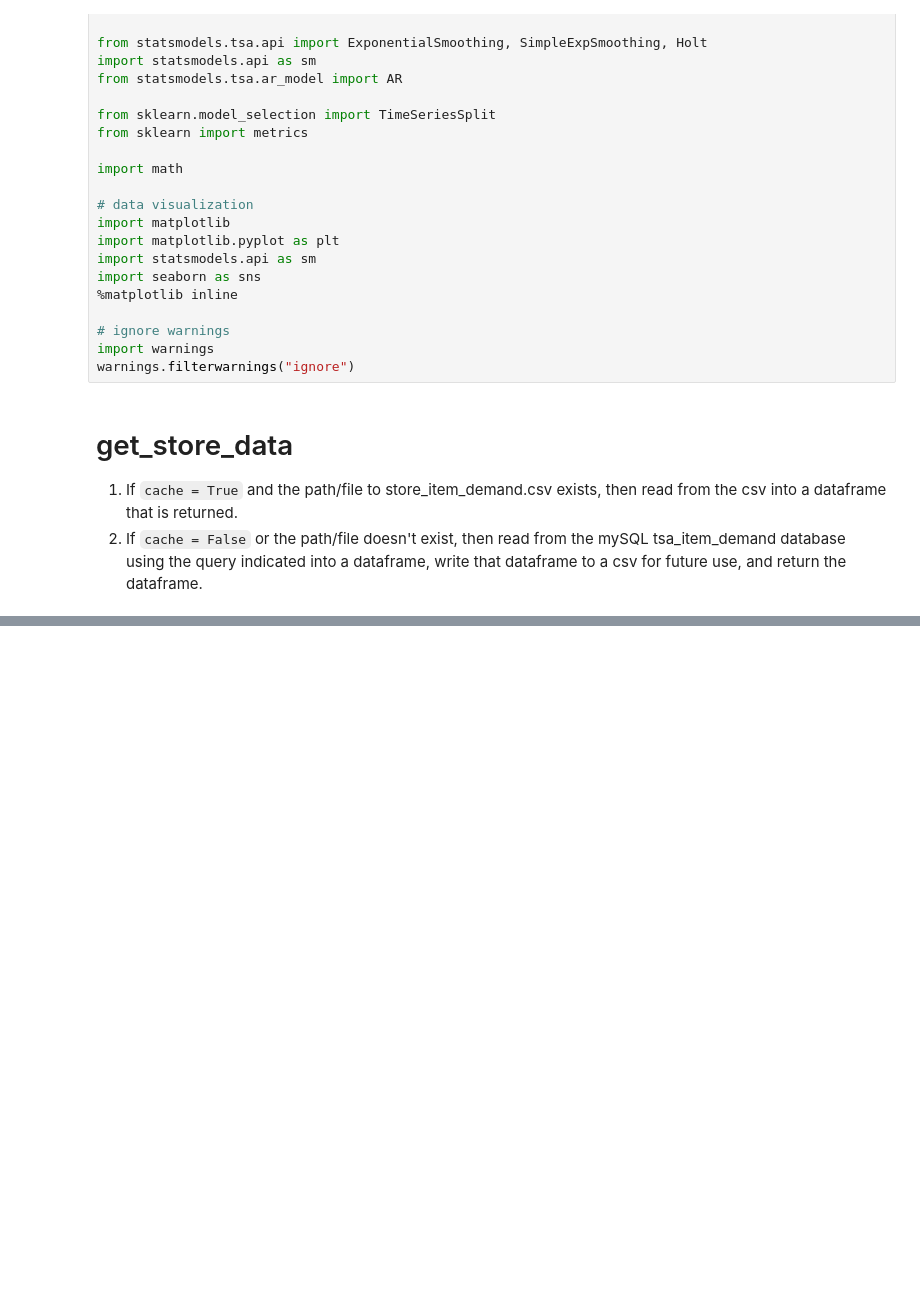
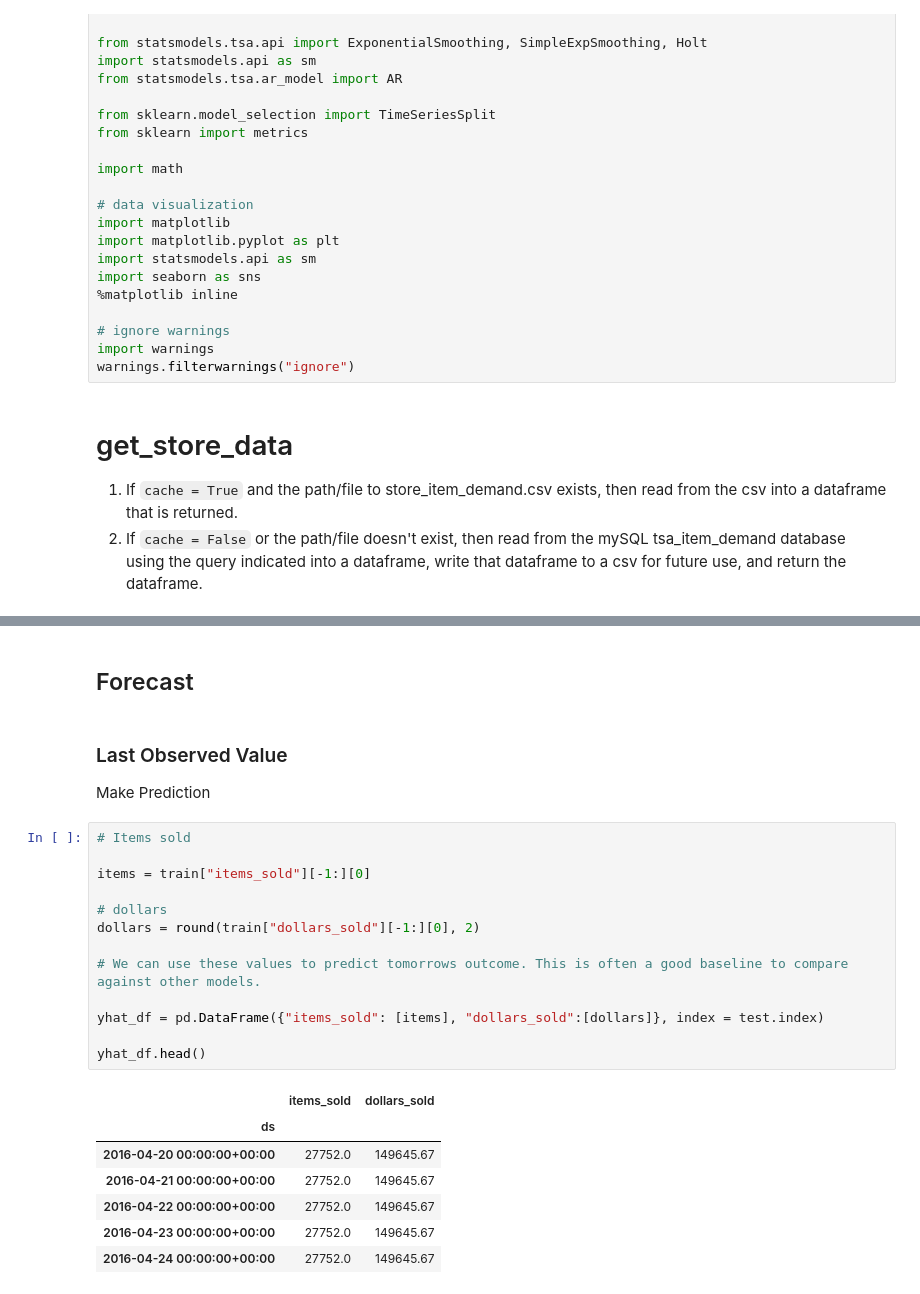
Before and after one commit to guedanie/ds-methodologies-exercises, a Jupyter notebook: time_series/time_series_class_notes.ipynb, the cells around one changed output, grey strips where cells are left out. Cells and saved outputs as stored; diff of their text form; blank space fills up the shorter version.

```diff
--- a/time_series/time_series_class_notes.ipynb
+++ b/time_series/time_series_class_notes.ipynb
@@ -858,0 +909,27 @@ NameError: name 'path' is not defined
+# %% [markdown]
+## Forecast
+# %% [markdown]
+### Last Observed Value
+
+Make Prediction
+# %%
+# Items sold
+
+items = train["items_sold"][-1:][0]
+
+# dollars
+dollars = round(train["dollars_sold"][-1:][0], 2)
+
+# We can use these values to predict tomorrows outcome. This is often a good baseline to compare against other models.
+
+yhat_df = pd.DataFrame({"items_sold": [items], "dollars_sold":[dollars]}, index = test.index)
+
+yhat_df.head()
+# %% [output]
+|  | items_sold | dollars_sold |
+| ds |  |  |
+| 2016-04-20 00:00:00+00:00 | 27752.0 | 149645.67 |
+| 2016-04-21 00:00:00+00:00 | 27752.0 | 149645.67 |
+| 2016-04-22 00:00:00+00:00 | 27752.0 | 149645.67 |
+| 2016-04-23 00:00:00+00:00 | 27752.0 | 149645.67 |
+| 2016-04-24 00:00:00+00:00 | 27752.0 | 149645.67 |
```
Also changed, not shown: parts of 18 cells of this notebook.
